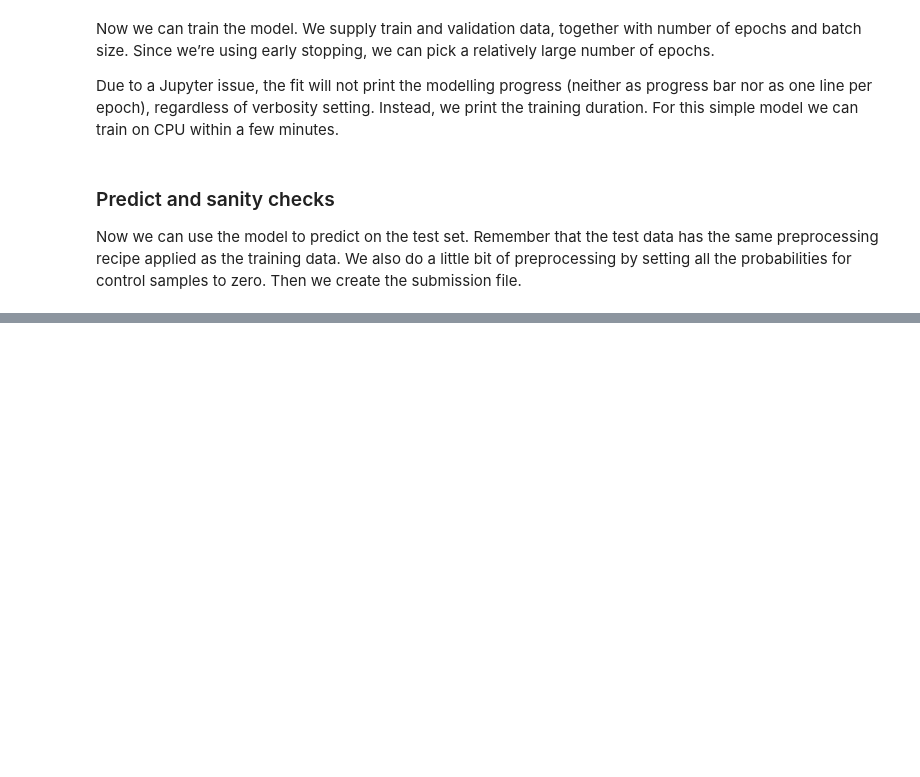
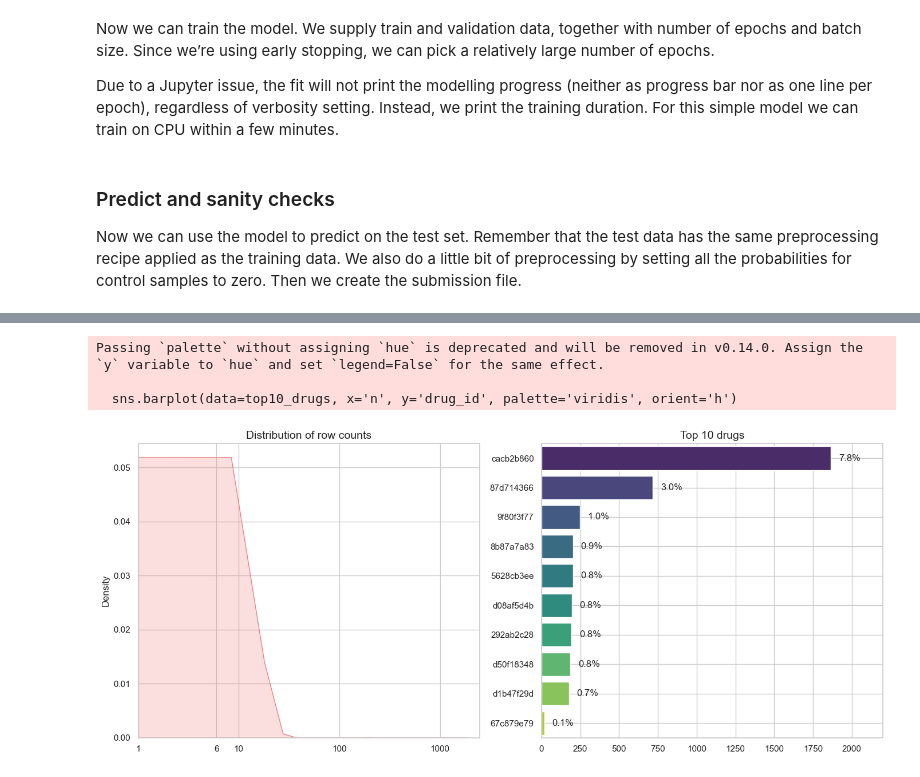
Before and after one commit to mahshid1373/Mechanisms-of-Action-MoA-Prediction, a Jupyter notebook: main.ipynb, the cells around one changed output, grey strips where cells are left out. Drawn from its saved outputs; the diff is of its cells as text; code cells hidden in the pictures; blank space fills up the shorter version.

```diff
--- a/main.ipynb
+++ b/main.ipynb
@@ -1152,0 +1163,4 @@ ValueError: Unexpected input dimension 873, expected 875
+# %%
+drugs = pd.read_csv("~/Downloads/train_drug.csv")
+
+drugs.head()
@@ -1152,0 +1178,45 @@ ValueError: Unexpected input dimension 873, expected 875
+# %%
+# Step 1: Calculate drug counts and prepare data for plotting
+drug_counts = drugs['drug_id'].value_counts().reset_index()
+drug_counts.columns = ['drug_id', 'n']
+
+# Total count for percentages
+total_count = drug_counts['n'].sum()
+drug_counts['perc'] = (drug_counts['n'] / total_count) * 100
+
+# Get top 10 drugs
+top10_drugs = drug_counts.nlargest(10, 'n')
+
+plt.figure(figsize=(14, 6))
+
+# Plot 1: Density Plot of Row Counts for Drug IDs
+plt.subplot(1, 2, 1)
+sns.kdeplot(data=drug_counts, x='n', fill=True, color='lightcoral')
+plt.xscale('log')
+plt.xlabel('')
+plt.ylabel('Density')
+plt.title('Distribution of row counts', fontsize=14)
+plt.grid(True)
+# Custom x-axis breaks
+plt.xticks([1, 6, 10, 100, 1000], [1, 6, 10, 100, 1000])
+
+
+# Plot 2: Bar Plot of Top 10 Drugs
+plt.subplot(1, 2, 2)
+sns.barplot(data=top10_drugs, x='n', y='drug_id', palette='viridis', orient='h')
+for index, row in top10_drugs.iterrows():
+    plt.text(row.n + 50, index, f"{row.perc:.1f}%", va='center')
+plt.xlabel('')
+plt.ylabel('')
+plt.xlim(0, 2200)
+plt.title('Top 10 drugs', fontsize=14)
+plt.grid(True)
+
+plt.tight_layout()
+# plt.suptitle('Drug IDs', fontsize=24)
+plt.show()
+# %% [output]
+Passing `palette` without assigning `hue` is deprecated and will be removed in v0.14.0. Assign the `y` variable to `hue` and set `legend=False` for the same effect.
+
+  sns.barplot(data=top10_drugs, x='n', y='drug_id', palette='viridis', orient='h')
+[figure, added]
```
Also changed, not shown: parts of 12 cells of this notebook.
